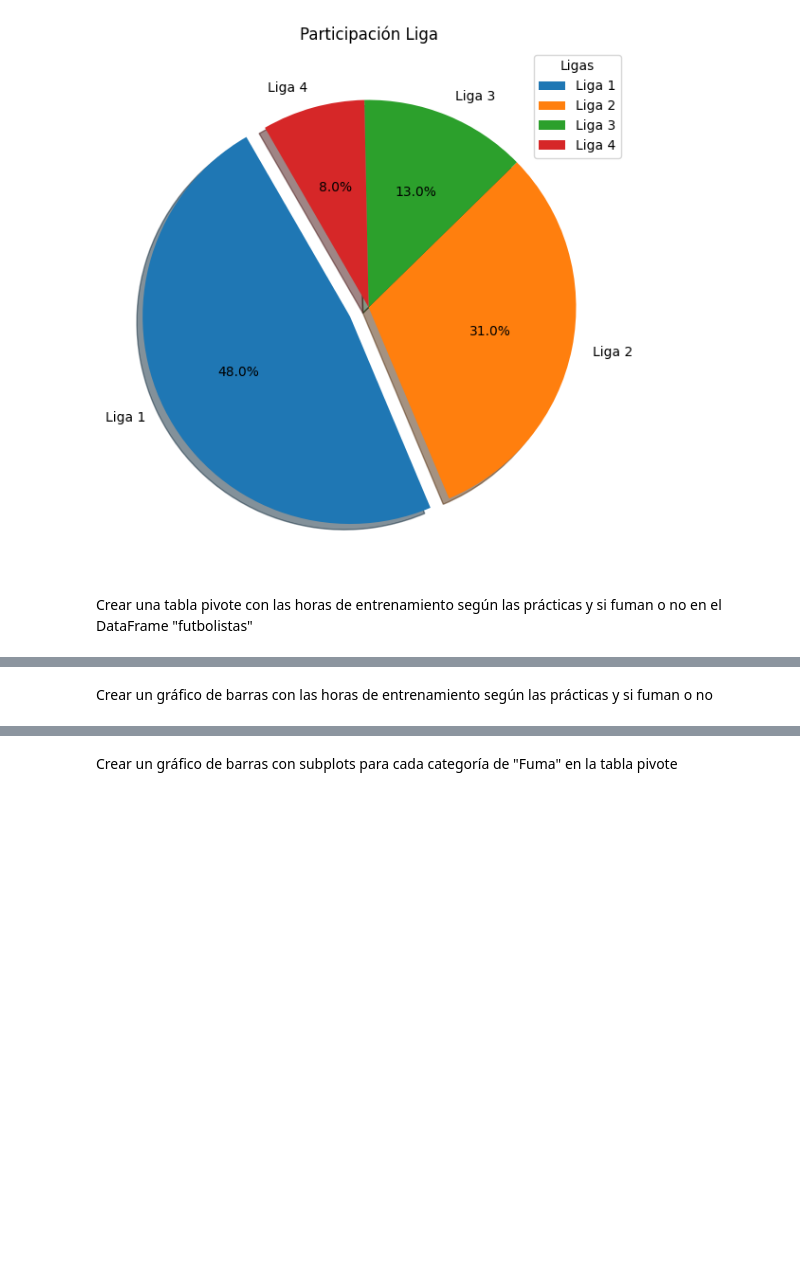
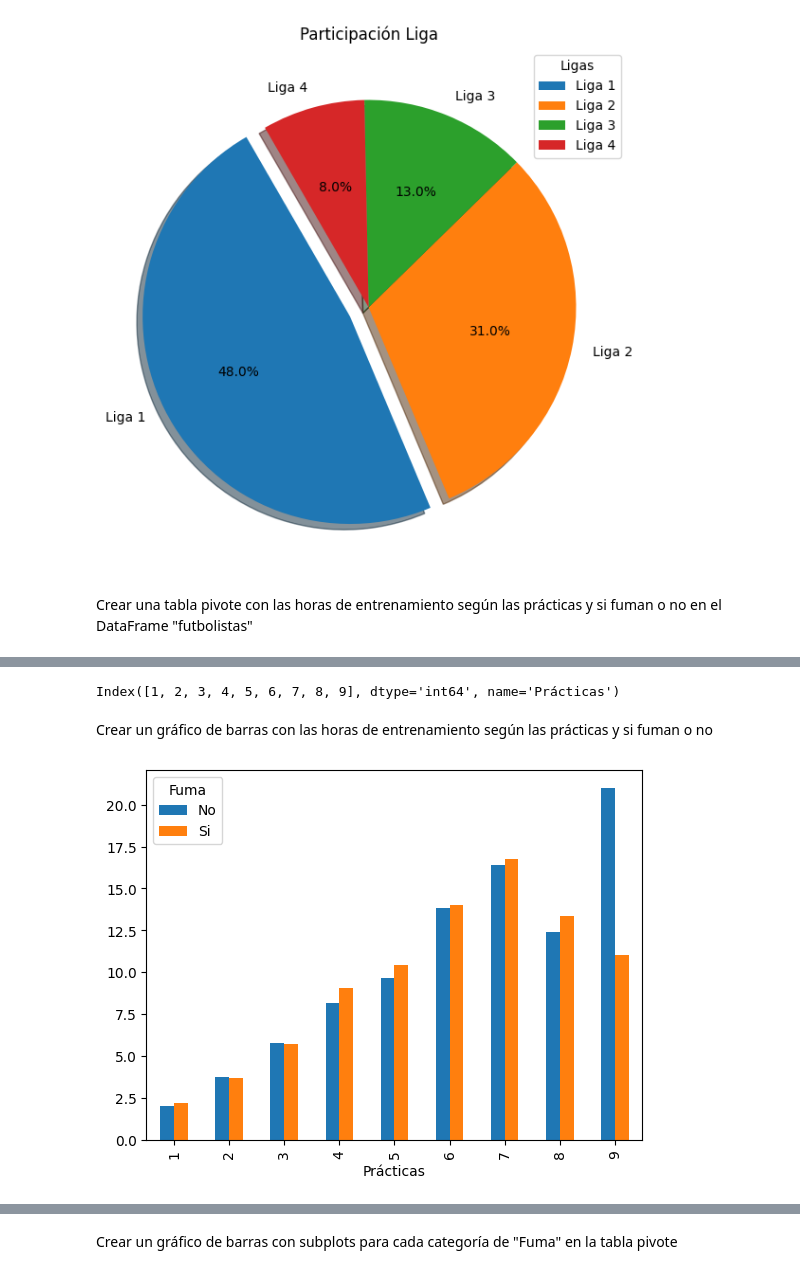
Before and after one commit to alexballera/python-lib, a Jupyter notebook: python/a2-capacitacion/Python- DataScience.ipynb, the cells around one changed output, grey strips where cells are left out. Saved outputs shown, nothing was run; the diff lists cells and outputs as text; code cells hidden in the pictures; blank space fills up the shorter version.

```diff
--- a/python/a2-capacitacion/Python- DataScience.ipynb
+++ b/python/a2-capacitacion/Python- DataScience.ipynb
@@ -893,3 +905,7 @@ plt.show()
 [figure]
 # %% [markdown]
 Crear una tabla pivote con las horas de entrenamiento según las prácticas y si fuman o no en el DataFrame "futbolistas"
+# %%
+entrenamiento = futbolistas.pivot_table(index='Prácticas', values=['Horas_Entrenando'], columns='Fuma')
+entrenamiento = entrenamiento['Horas_Entrenando']
+entrenamiento
@@ -896,2 +924,11 @@ Crear una tabla pivote con las horas de entrenamiento según las prácticas y si
+# %%
+entrenamiento.index
+# %% [output]
+Index([1, 2, 3, 4, 5, 6, 7, 8, 9], dtype='int64', name='Prácticas')
 # %% [markdown]
 Crear un gráfico de barras con las horas de entrenamiento según las prácticas y si fuman o no
+# %%
+entrenamiento.plot.bar()
+plt.show()
+# %% [output]
+[figure, added]
```
Also changed, not shown: parts of 6 cells of this notebook.
